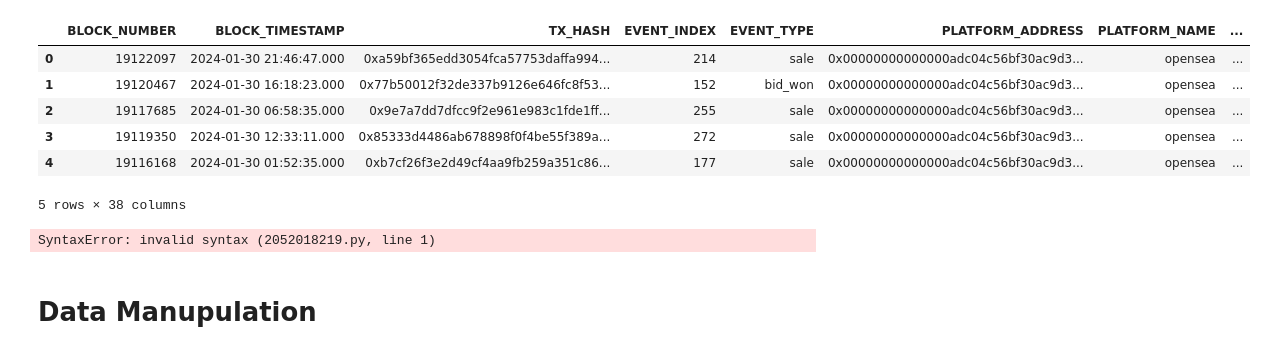
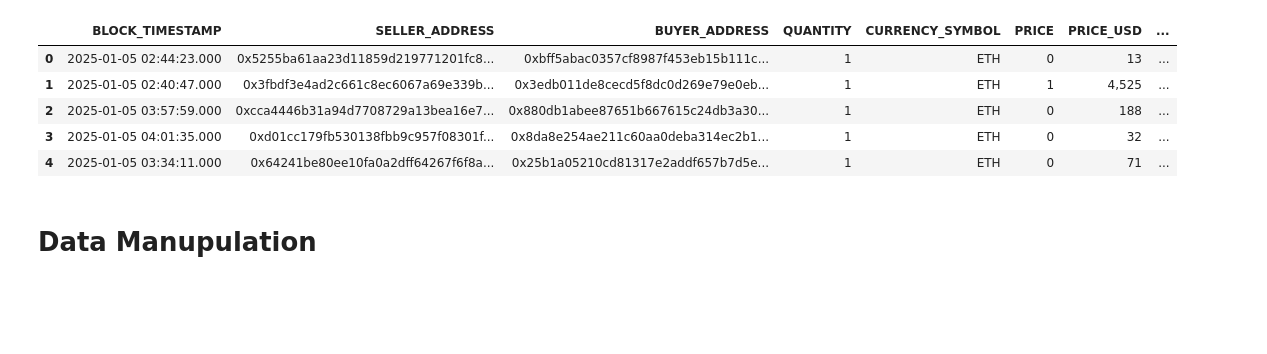
Before and after one commit to bellatrix-ds/blockchain-dashboards-and-visualizations, a Jupyter notebook: 02_NFT/NFT Dash.ipynb, the cells around one changed output. Saved outputs shown, nothing was run; the diff lists cells and outputs as text; code cells hidden in the pictures; blank space fills up the shorter version.

Commit message:
new data

```diff
--- a/02_NFT/NFT Dash.ipynb
+++ b/02_NFT/NFT Dash.ipynb
@@ -9,23 +9,18 @@ import seaborn as sns
 warnings.filterwarnings('ignore')
 pd.options.display.float_format = '{:,.0f}'.format
 # %%
-d1 = pd.read_csv('01-24.csv', on_bad_lines='skip')
-d2 = pd.read_csv('02-24.csv', on_bad_lines='skip')
-data = pd.concat([d1, d2], ignore_index=True)
-data.head()
+d1 = pd.read_csv('/Users/bahareh/Desktop/My_Job/BlochChain/Git/blockchain-dashboards/02_NFT/Raw_Data/01-25.csv', on_bad_lines='skip')
+d2 = pd.read_csv('/Users/bahareh/Desktop/My_Job/BlochChain/Git/blockchain-dashboards/02_NFT/Raw_Data/02-25.csv', on_bad_lines='skip')
+d3 = pd.read_csv('/Users/bahareh/Desktop/My_Job/BlochChain/Git/blockchain-dashboards/02_NFT/Raw_Data/03-25.csv', on_bad_lines='skip')
+
+df = pd.concat([d1, d2, d3], ignore_index=True)
+df.head()
 # %% [output]
-|  | BLOCK_NUMBER | BLOCK_TIMESTAMP | TX_HASH | EVENT_INDEX | EVENT_TYPE | PLATFORM_ADDRESS | PLATFORM_NAME | ... |
-| 0 | 19122097 | 2024-01-30 21:46:47.000 | 0xa59bf365edd3054fca57753daffa994... | 214 | sale | 0x00000000000000adc04c56bf30ac9d3... | opensea | ... |
-| 1 | 19120467 | 2024-01-30 16:18:23.000 | 0x77b50012f32de337b9126e646fc8f53... | 152 | bid_won | 0x00000000000000adc04c56bf30ac9d3... | opensea | ... |
-| 2 | 19117685 | 2024-01-30 06:58:35.000 | 0x9e7a7dd7dfcc9f2e961e983c1fde1ff... | 255 | sale | 0x00000000000000adc04c56bf30ac9d3... | opensea | ... |
-| 3 | 19119350 | 2024-01-30 12:33:11.000 | 0x85333d4486ab678898f0f4be55f389a... | 272 | sale | 0x00000000000000adc04c56bf30ac9d3... | opensea | ... |
-| 4 | 19116168 | 2024-01-30 01:52:35.000 | 0xb7cf26f3e2d49cf4aa9fb259a351c86... | 177 | sale | 0x00000000000000adc04c56bf30ac9d3... | opensea | ... |
+|  | BLOCK_TIMESTAMP | SELLER_ADDRESS | BUYER_ADDRESS | QUANTITY | CURRENCY_SYMBOL | PRICE | PRICE_USD | ... |
+| 0 | 2025-01-05 02:44:23.000 | 0x5255ba61aa23d11859d219771201fc8... | 0xbff5abac0357cf8987f453eb15b111c... | 1 | ETH | 0 | 13 | ... |
+| 1 | 2025-01-05 02:40:47.000 | 0x3fbdf3e4ad2c661c8ec6067a69e339b... | 0x3edb011de8cecd5f8dc0d269e79e0eb... | 1 | ETH | 1 | 4,525 | ... |
+| 2 | 2025-01-05 03:57:59.000 | 0xcca4446b31a94d7708729a13bea16e7... | 0x880db1abee87651b667615c24db3a30... | 1 | ETH | 0 | 188 | ... |
+| 3 | 2025-01-05 04:01:35.000 | 0xd01cc179fb530138fbb9c957f08301f... | 0x8da8e254ae211c60aa0deba314ec2b1... | 1 | ETH | 0 | 32 | ... |
+| 4 | 2025-01-05 03:34:11.000 | 0x64241be80ee10fa0a2dff64267f6f8a... | 0x25b1a05210cd81317e2addf657b7d5e... | 1 | ETH | 0 | 71 | ... |
-5 rows × 38 columns
-# %%
-select *
-from ethereum.nft.ez_nft_sales
-WHERE BLOCK_TIMESTAMP BETWEEN ('2024-02-01') AND ('2024-03-01')
-# %% [output]
-SyntaxError: invalid syntax (2052018219.py, line 1)
 # %% [markdown]
 # Data Manupulation
```
Also changed, not shown: parts of 2 cells of this notebook, 9 other files.
